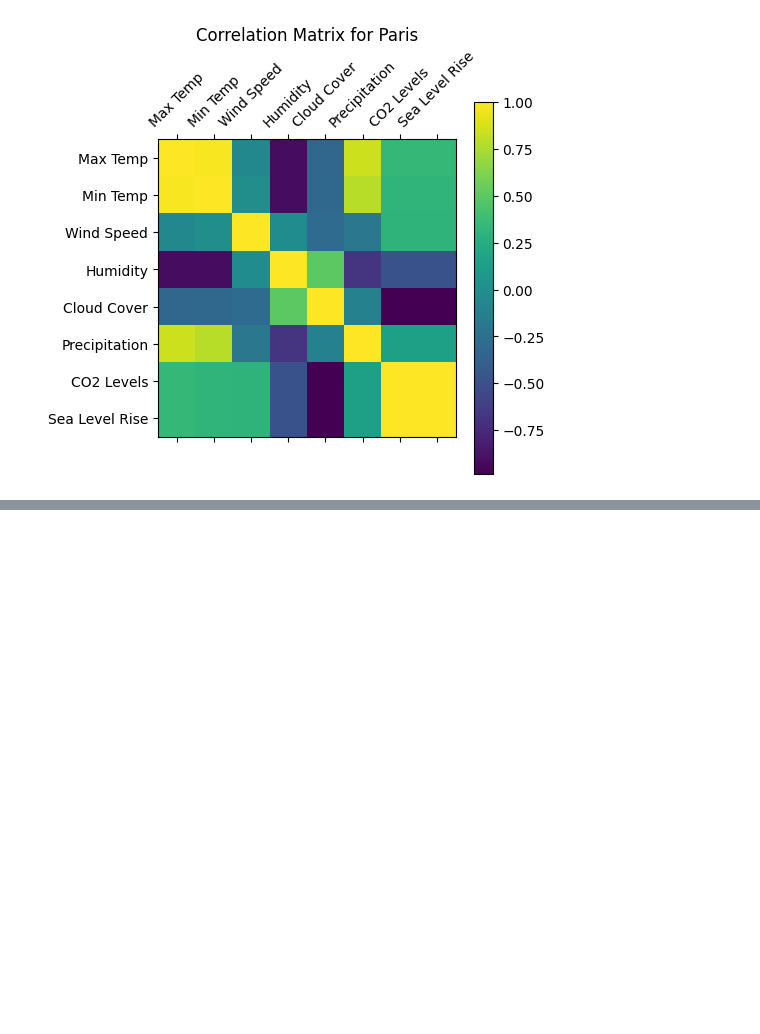
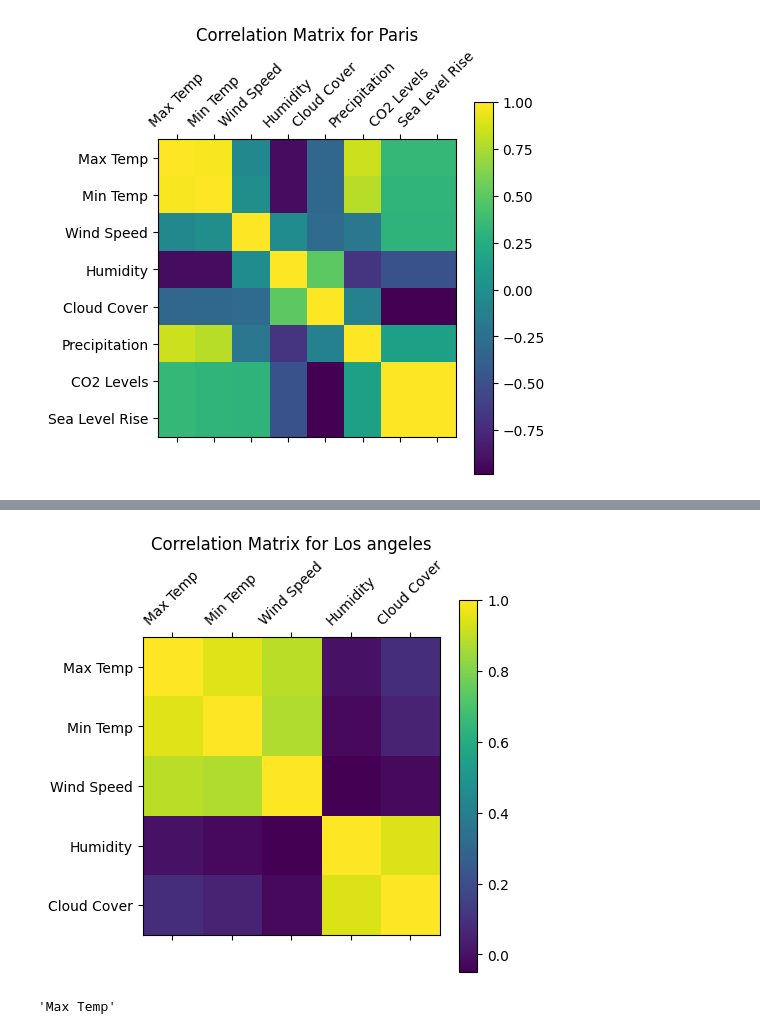
Before and after one commit to ArthurrMrv/WeatherAnalyst, a Jupyter notebook: final.ipynb, the cells around one changed output, grey strips where cells are left out. Cells and saved outputs as stored; diff of their text form; code cells hidden in the pictures; blank space fills up the shorter version.

```diff
--- a/final.ipynb
+++ b/final.ipynb
@@ -147,7 +151,7 @@ a.correlationMatrix("New York")
   'Cloud Cover',
   'Precipitation'])
 # %%
-a.loadTemp("/Users/arthurmorvan/Desktop/Final_Project/Paris_data_climate.txt")
+a.loadTemp("Paris_data_climate.txt")
 a.plotCorrelationMatrix("New York")
 # %% [output]
 [figure]
@@ -158,0 +257,8 @@ a.plotCorrelationMatrix("New York", "Paris")
+# %%
+a.plotCorrelationMatrix('los angeles')
+# %% [output]
+[figure, added]
+# %%
+a.factors_max_temp('los angeles')
+# %% [output]
+'Max Temp'
```
Also changed, not shown: parts of 29 cells of this notebook, 4 other files.
